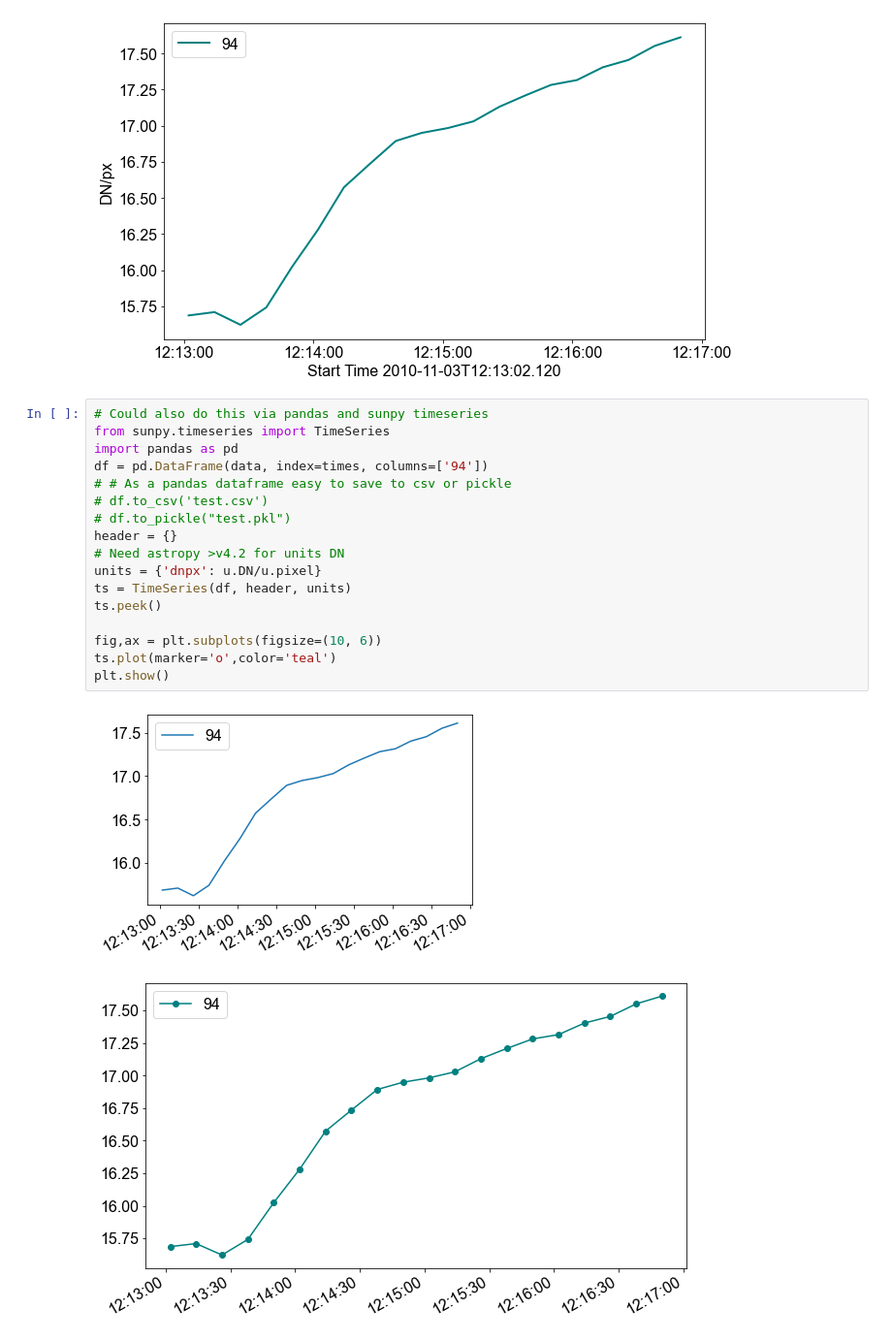
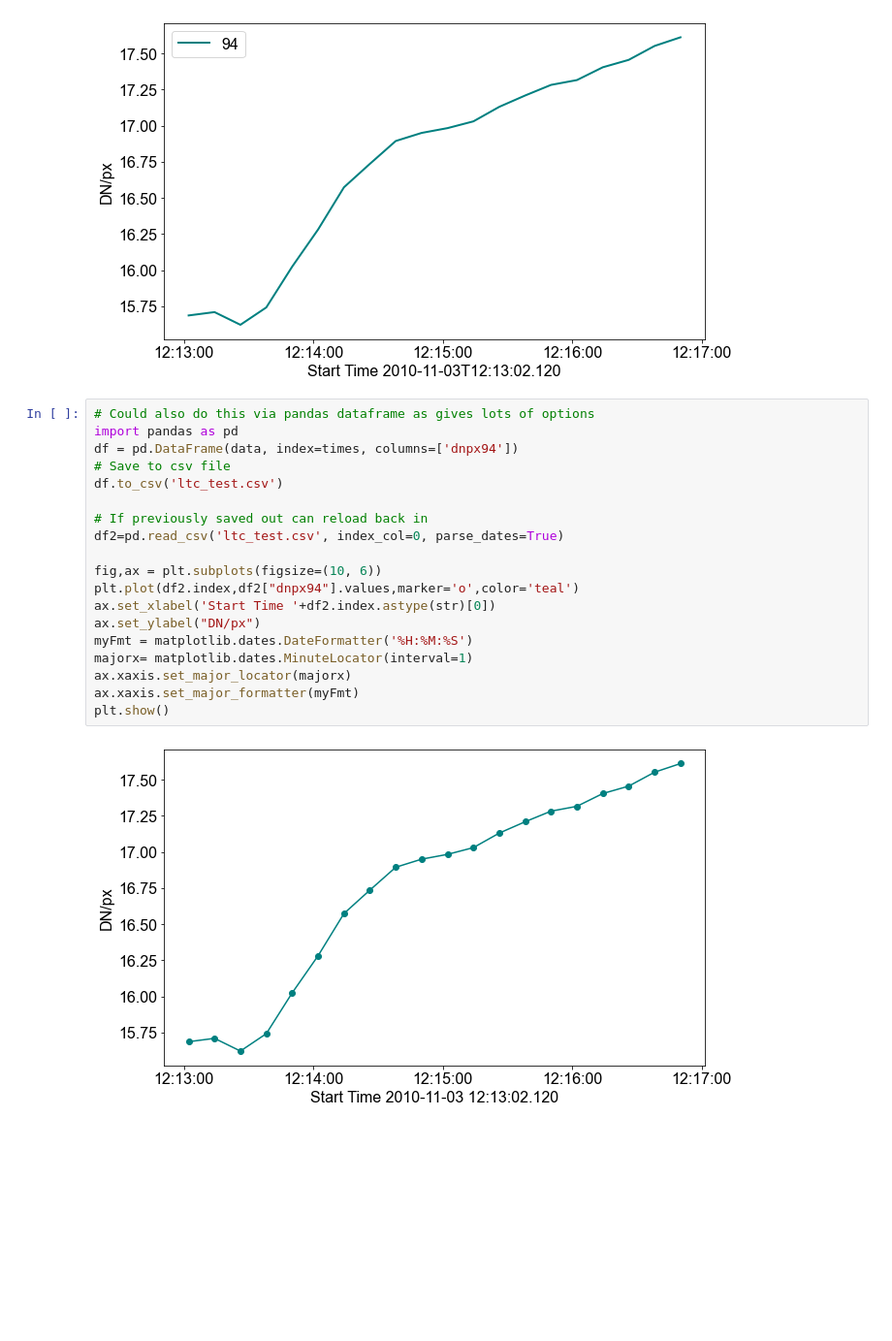
Before and after one commit to ianan/demreg, a Jupyter notebook: python/example_aia_getprep.ipynb, the cells around one changed output. Shown at 97% size. Drawn from its saved outputs; the diff is of its cells as text; blank space fills up the shorter version.

```diff
--- a/python/example_aia_getprep.ipynb
+++ b/python/example_aia_getprep.ipynb
@@ -169,23 +170,24 @@ plt.show()
 # %% [output]
 [figure]
 # %%
-# Could also do this via pandas and sunpy timeseries
-from sunpy.timeseries import TimeSeries
+# Could also do this via pandas dataframe as gives lots of options
 import pandas as pd
-df = pd.DataFrame(data, index=times, columns=['94'])
-# # As a pandas dataframe easy to save to csv or pickle
-# df.to_csv('test.csv')
-# df.to_pickle("test.pkl")
-header = {}
-# Need astropy >v4.2 for units DN
-units = {'dnpx': u.DN/u.pixel}
-ts = TimeSeries(df, header, units)
-ts.peek()
+df = pd.DataFrame(data, index=times, columns=['dnpx94'])
+# Save to csv file
+df.to_csv('ltc_test.csv')
+
+# If previously saved out can reload back in
+df2=pd.read_csv('ltc_test.csv', index_col=0, parse_dates=True)
 
 fig,ax = plt.subplots(figsize=(10, 6))
-ts.plot(marker='o',color='teal')
+plt.plot(df2.index,df2["dnpx94"].values,marker='o',color='teal')
+ax.set_xlabel('Start Time '+df2.index.astype(str)[0])
+ax.set_ylabel("DN/px")
+myFmt = matplotlib.dates.DateFormatter('%H:%M:%S')
+majorx= matplotlib.dates.MinuteLocator(interval=1)
+ax.xaxis.set_major_locator(majorx)
+ax.xaxis.set_major_formatter(myFmt)
 plt.show()
 # %% [output]
-[figure, old version]
+[figure, new version]
-[figure, removed]
 # %%
```
Also changed, not shown: parts of 2 cells of this notebook.
